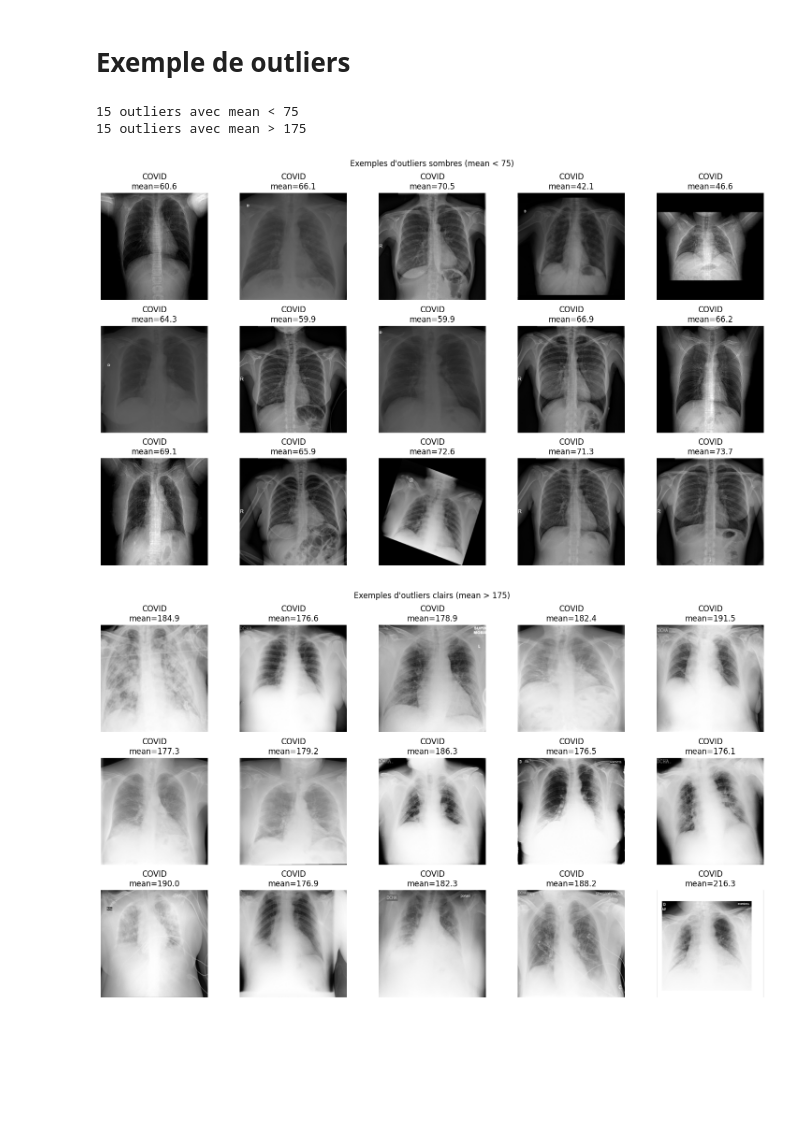
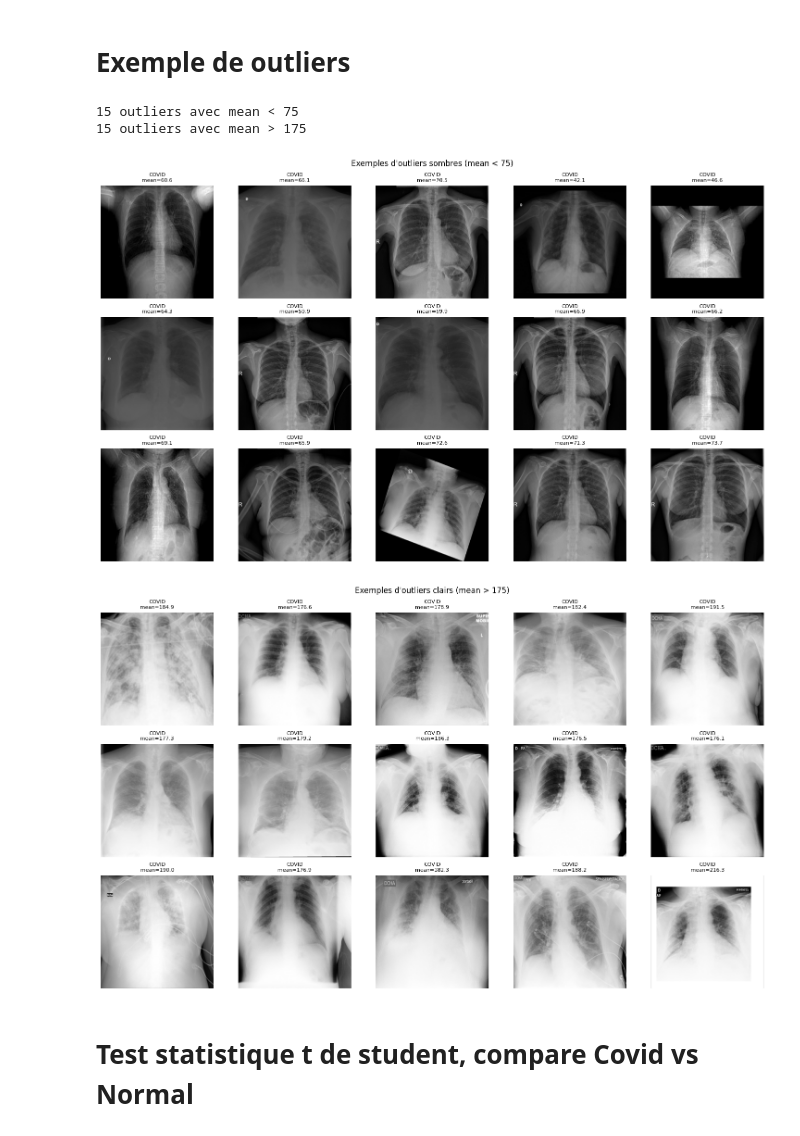
Before and after one commit to mar25-iia2-radiographies/mar25_radiographies_pulmonaires_covid19, a Jupyter notebook: notebooks/01_data_exploration.ipynb, the cells around one changed output. Saved outputs shown, nothing was run; the diff lists cells and outputs as text; code cells hidden in the pictures; blank space fills up the shorter version.

```diff
--- a/notebooks/01_data_exploration.ipynb
+++ b/notebooks/01_data_exploration.ipynb
@@ -879,7 +993,7 @@ Total outliers (mean < 75 ou > 175) : 802
 Colonnes de feat_df : ['category', 'filename', 'mean', 'std', 'min', 'max', 'is_outlier']
 # %%
 import matplotlib.pyplot as plt
-from mpl_toolkits.mplot3d import Axes3D
+from mpl_toolkits.mplot3d import Axes3D  # parfois nécessaire selon l'environnement
 import seaborn as sns
 
 # Couleurs par catégorie
@@ -893,6 +1007,8 @@ ax = fig.add_subplot(111, projection='3d')
 # Points "normaux" (non outliers)
 for cat in categories:
     df_cat = feat_df[(feat_df['category'] == cat) & (~feat_df['is_outlier'])]
+    if df_cat.empty:
+        continue
     ax.scatter(
         df_cat['mean'],
         df_cat['std'],
@@ -905,15 +1021,16 @@ for cat in categories:
 
 # Points outliers (mean < 75 ou > 175)
 df_out = feat_df[feat_df['is_outlier']]
-ax.scatter(
-    df_out['mean'],
-    df_out['std'],
-    df_out['min'],
-    c='red',
-    s=35,
-    alpha=0.9,
-    label='Outliers (mean < 75 ou > 175)'
-)
+if not df_out.empty:
+    ax.scatter(
+        df_out['mean'],
+        df_out['std'],
+        df_out['min'],
+        c='red',
+        s=35,
+        alpha=0.9,
+        label='Outliers (mean < 75 ou > 175)'
+    )
 
 ax.set_xlabel('Mean intensity')
 ax.set_ylabel('Std intensity')
@@ -931,15 +1048,16 @@ plt.show()
 from pathlib import Path
 import matplotlib.pyplot as plt
 from PIL import Image
+import numpy as np  # nécessaire pour ceil
 
-# Chemins
-base_path = Path("/kaggle/input/covid19-radiography-database")
+# On réutilise base_path défini plus haut
 data_path = base_path / "COVID-19_Radiography_Dataset"
 
-# Sélection de 15 outliers bas et 15 outliers hauts
+# Seuils
 low_thresh  = 75
 high_thresh = 175
 
+# Sélection de 15 outliers bas et 15 outliers hauts
 low_outliers  = feat_df[feat_df['mean'] < low_thresh].head(15)
 high_outliers = feat_df[feat_df['mean'] > high_thresh].head(15)
 
@@ -948,36 +1066,43 @@ print(f"{len(high_outliers)} outliers avec mean > {high_thresh}")
 
 def show_outliers(df, title):
     n = len(df)
+    if n == 0:
+        print(f"Aucun outlier pour : {title}")
+        return
+
     cols = 5
     rows = int(np.ceil(n / cols))
 
-    plt.figure(figsize=(3*cols, 3*rows))
+    plt.figure(figsize=(3 * cols, 3 * rows))
     for i, (_, row) in enumerate(df.iterrows()):
         cat = row['category']
         fname = row['filename']
         img_path = data_path / cat / "images" / fname
 
         try:
             img = Image.open(img_path).convert('L')
-        except:
+        except Exception as e:
+            # print(f"Erreur lecture {img_path}: {e}")
             continue
 
-        ax = plt.subplot(rows, cols, i+1)
+        ax = plt.subplot(rows, cols, i + 1)
         ax.imshow(img, cmap='gray')
-        ax.set_title(f"{cat}\nmean={row['mean']:.1f}")
+        ax.set_title(f"{cat}\nmean={row['mean']:.1f}", fontsize=8)
         ax.axis('off')
 
     plt.suptitle(title)
     plt.tight_layout()
     plt.show()
 
 # Affichage des 15 outliers les plus sombres
 show_outliers(low_outliers, f"Exemples d'outliers sombres (mean < {low_thresh})")
 
 # Affichage des 15 outliers les plus clairs
 show_outliers(high_outliers, f"Exemples d'outliers clairs (mean > {high_thresh})")
 # %% [output]
 15 outliers avec mean < 75
 15 outliers avec mean > 175
-[figure, old version]
+[figure, new version]
-[figure, old version]
+[figure, new version]
+# %% [markdown]
+# **Test statistique t de student, compare Covid vs Normal**
```
Also changed, not shown: parts of 5 cells of this notebook.
